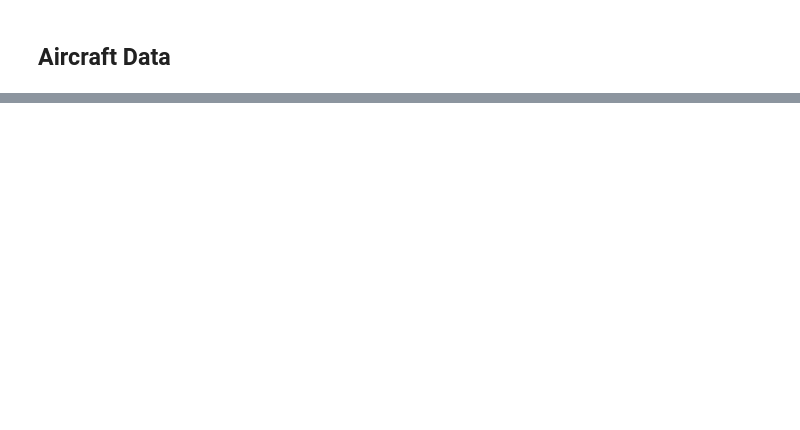
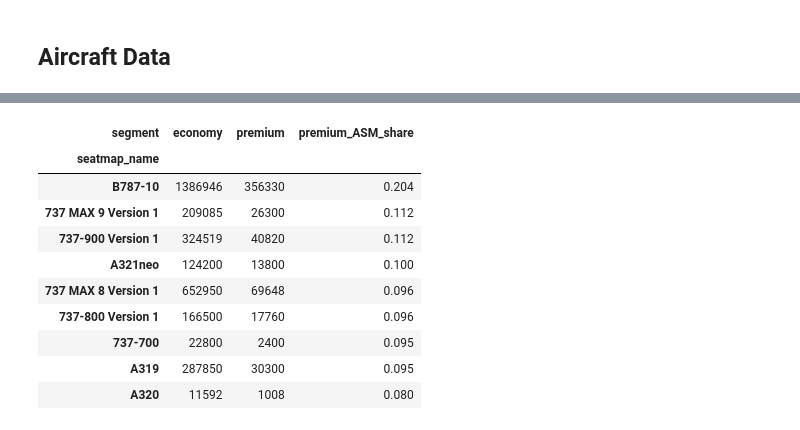
Before and after one commit to kingsuching/airlineRevenueOptimization, a Jupyter notebook: Project 1/Project 1.ipynb, the cells around one changed output, grey strips where cells are left out. Drawn from its saved outputs; the diff is of its cells as text; code cells hidden in the pictures; blank space fills up the shorter version.

```diff
--- a/Project 1/Project 1.ipynb
+++ b/Project 1/Project 1.ipynb
@@ -138,0 +247,31 @@ def scrape_website(url: str, css_selector: str, use_selenium: bool = False, sele
+# %%
+# Insight: ASM by aircraft and cabin, plus each aircraft's premium-vs-economy capacity mix.
+PREMIUM_CABINS = ["United First®", "United Business®", "Polaris® Business Class",
+                  "United Polaris® Business Class", "United Polaris® business class",
+                  "Premium Plus®", "United® Premium Plus"]
+
+asm_by_aircraft = (capacity_df
+                   .groupby(["seatmap_name", "cabin_class"])["ASM"]
+                   .sum()
+                   .unstack(fill_value=0))
+
+cab = capacity_df.copy()
+cab["segment"] = np.where(cab["cabin_class"].isin(PREMIUM_CABINS), "premium", "economy")
+mix = (cab.groupby(["seatmap_name", "segment"])["ASM"].sum()
+       .unstack(fill_value=0))
+mix["premium_ASM_share"] = (mix.get("premium", 0) /
+                            mix.sum(axis=1)).round(3)
+mix = mix.sort_values("premium_ASM_share", ascending=False)
+mix
+# %% [output]
+| segment | economy | premium | premium_ASM_share |
+| seatmap_name |  |  |  |
+| B787-10 | 1386946 | 356330 | 0.204 |
+| 737 MAX 9 Version 1 | 209085 | 26300 | 0.112 |
+| 737-900 Version 1 | 324519 | 40820 | 0.112 |
+| A321neo | 124200 | 13800 | 0.100 |
+| 737 MAX 8 Version 1 | 652950 | 69648 | 0.096 |
+| 737-800 Version 1 | 166500 | 17760 | 0.096 |
+| 737-700 | 22800 | 2400 | 0.095 |
+| A319 | 287850 | 30300 | 0.095 |
+| A320 | 11592 | 1008 | 0.080 |
```
Also changed, not shown: parts of 8 cells of this notebook.
